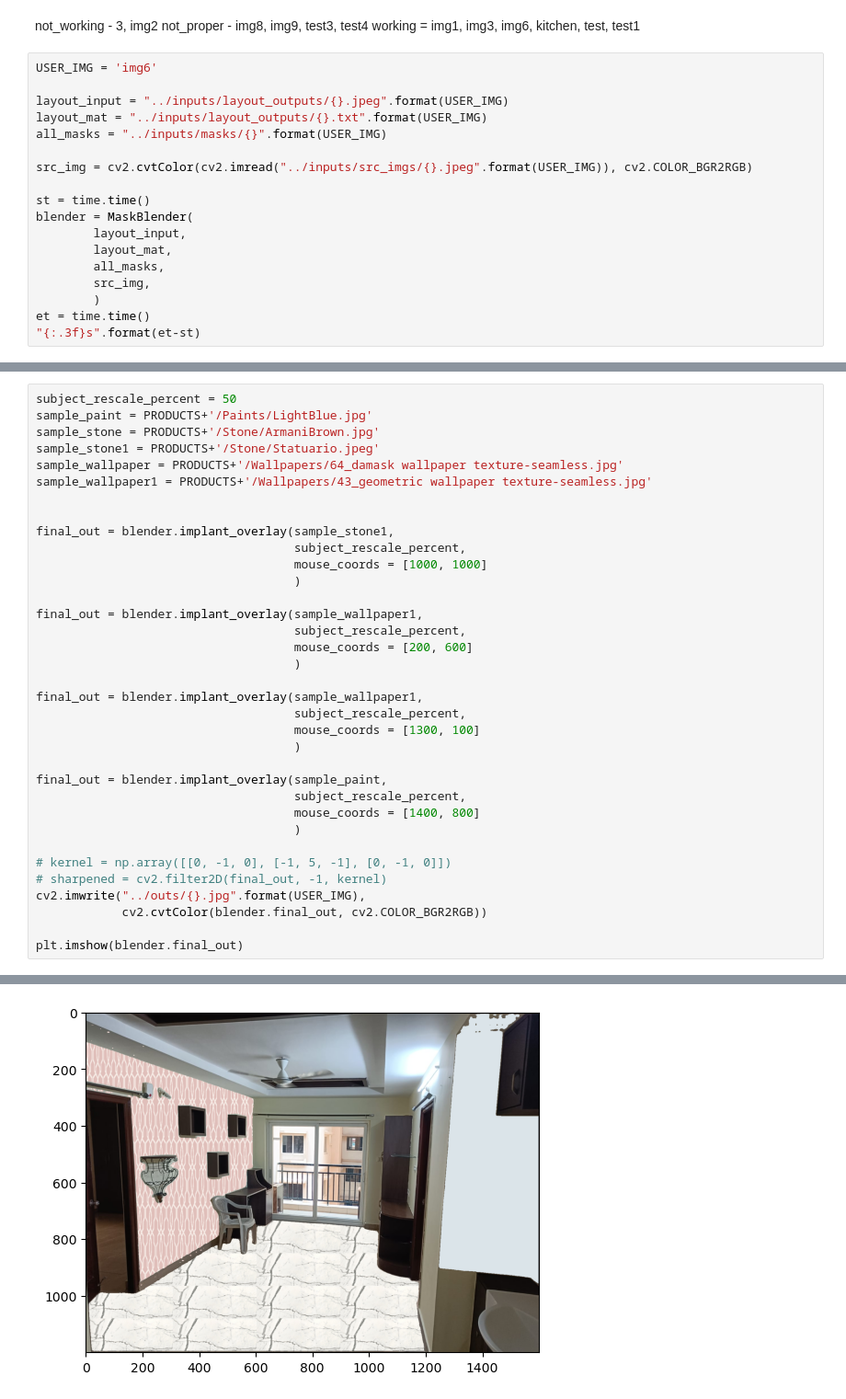
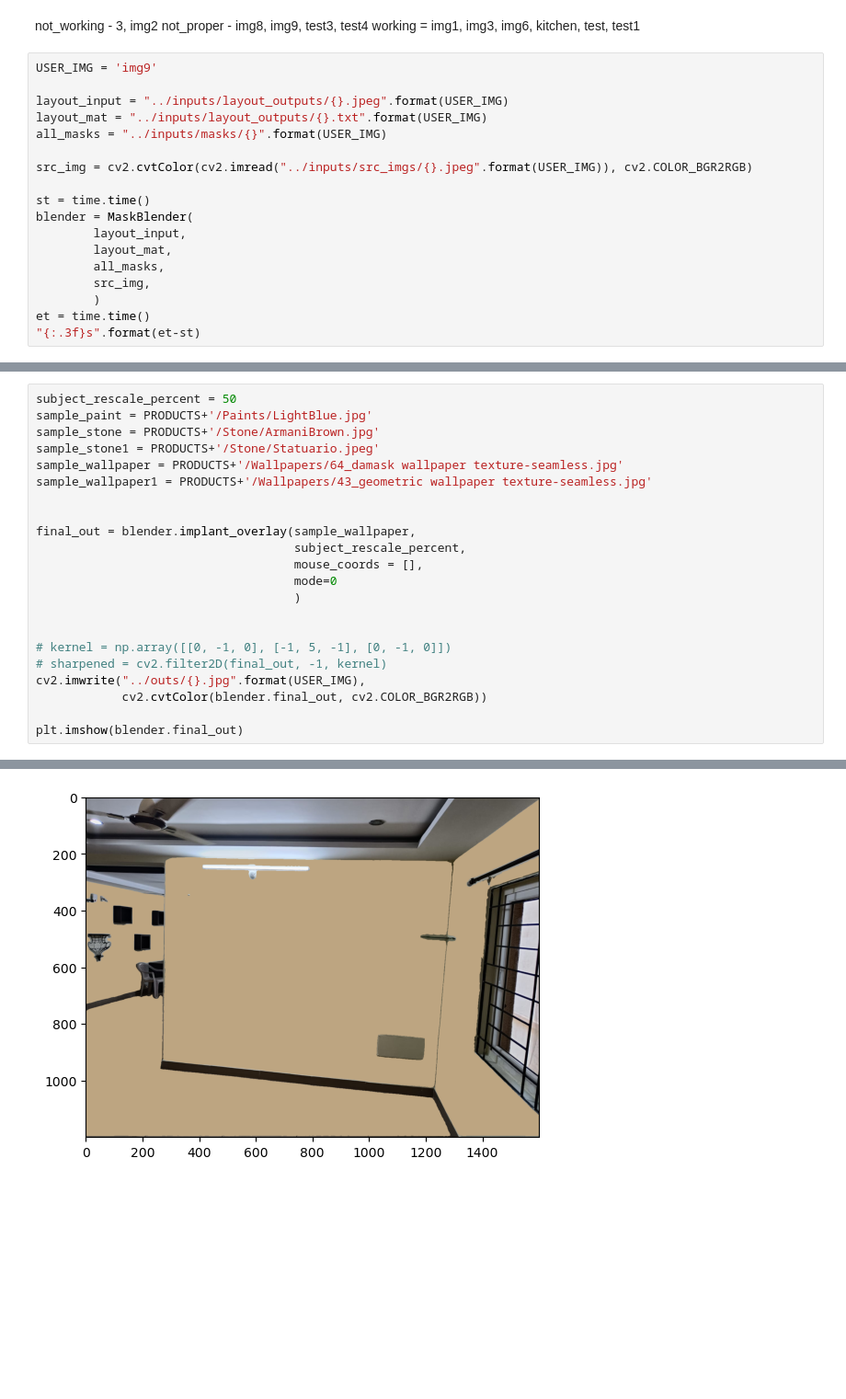
Before and after one commit to Karan-00-11/mfs, a Jupyter notebook: overlaying/overlayer.ipynb, the cells around one changed output, grey strips where cells are left out. Shown: that part at 92% size. Cells and saved outputs as stored; diff of their text form; blank space fills up the shorter version.

Commit message:
overlayer for batch replace changes

```diff
--- a/overlaying/overlayer.ipynb
+++ b/overlaying/overlayer.ipynb
@@ -359,7 +369,7 @@ not_working - 3, img2
 not_proper - img8, img9, test3, test4
 working = img1, img3, img6, kitchen, test, test1
 # %%
-USER_IMG = 'img6'
+USER_IMG = 'img9'
 
 layout_input = "../inputs/layout_outputs/{}.jpeg".format(USER_IMG)
 layout_mat = "../inputs/layout_outputs/{}.txt".format(USER_IMG)
@@ -388,38 +398,25 @@ plt.imshow(blender.all_masks[3])
 # %%
 subject_rescale_percent = 50
 sample_paint = PRODUCTS+'/Paints/LightBlue.jpg'
 sample_stone = PRODUCTS+'/Stone/ArmaniBrown.jpg'
 sample_stone1 = PRODUCTS+'/Stone/Statuario.jpeg'
 sample_wallpaper = PRODUCTS+'/Wallpapers/64_damask wallpaper texture-seamless.jpg'
 sample_wallpaper1 = PRODUCTS+'/Wallpapers/43_geometric wallpaper texture-seamless.jpg'
 
 
-final_out = blender.implant_overlay(sample_stone1,
+final_out = blender.implant_overlay(sample_wallpaper,
                                     subject_rescale_percent,
-                                    mouse_coords = [1000, 1000]
+                                    mouse_coords = [],
+                                    mode=0
                                     )
 
-final_out = blender.implant_overlay(sample_wallpaper1,
-                                    subject_rescale_percent,
-                                    mouse_coords = [200, 600]
-                                    )
-
-final_out = blender.implant_overlay(sample_wallpaper1,
-                                    subject_rescale_percent,
-                                    mouse_coords = [1300, 100]
-                                    )
-
-final_out = blender.implant_overlay(sample_paint,
-                                    subject_rescale_percent,
-                                    mouse_coords = [1400, 800]
-                                    )
 
 # kernel = np.array([[0, -1, 0], [-1, 5, -1], [0, -1, 0]])
 # sharpened = cv2.filter2D(final_out, -1, kernel)
 cv2.imwrite("../outs/{}.jpg".format(USER_IMG),
             cv2.cvtColor(blender.final_out, cv2.COLOR_BGR2RGB))
 
 plt.imshow(blender.final_out)
 # %% [output]
 <matplotlib.image.AxesImage at 0x...>
-[figure, old version]
+[figure, new version]
```
Also changed, not shown: parts of 6 cells of this notebook.
